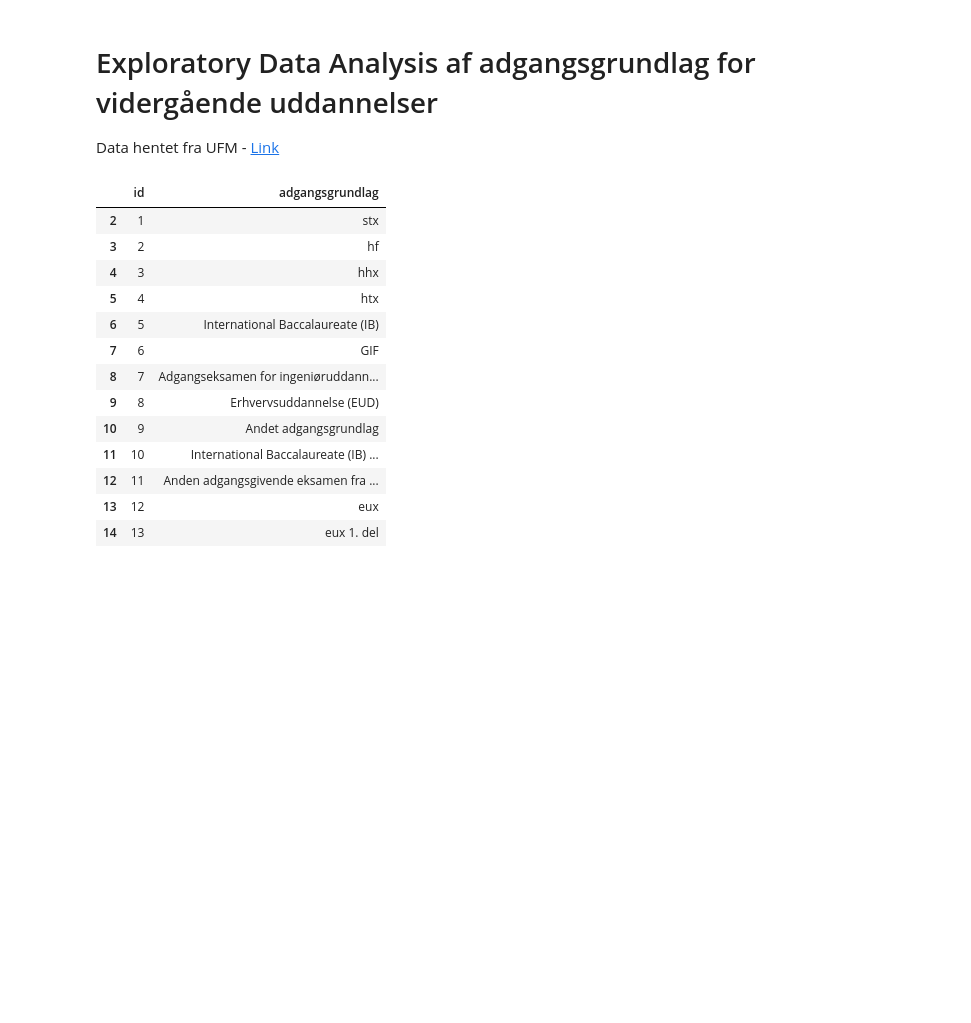
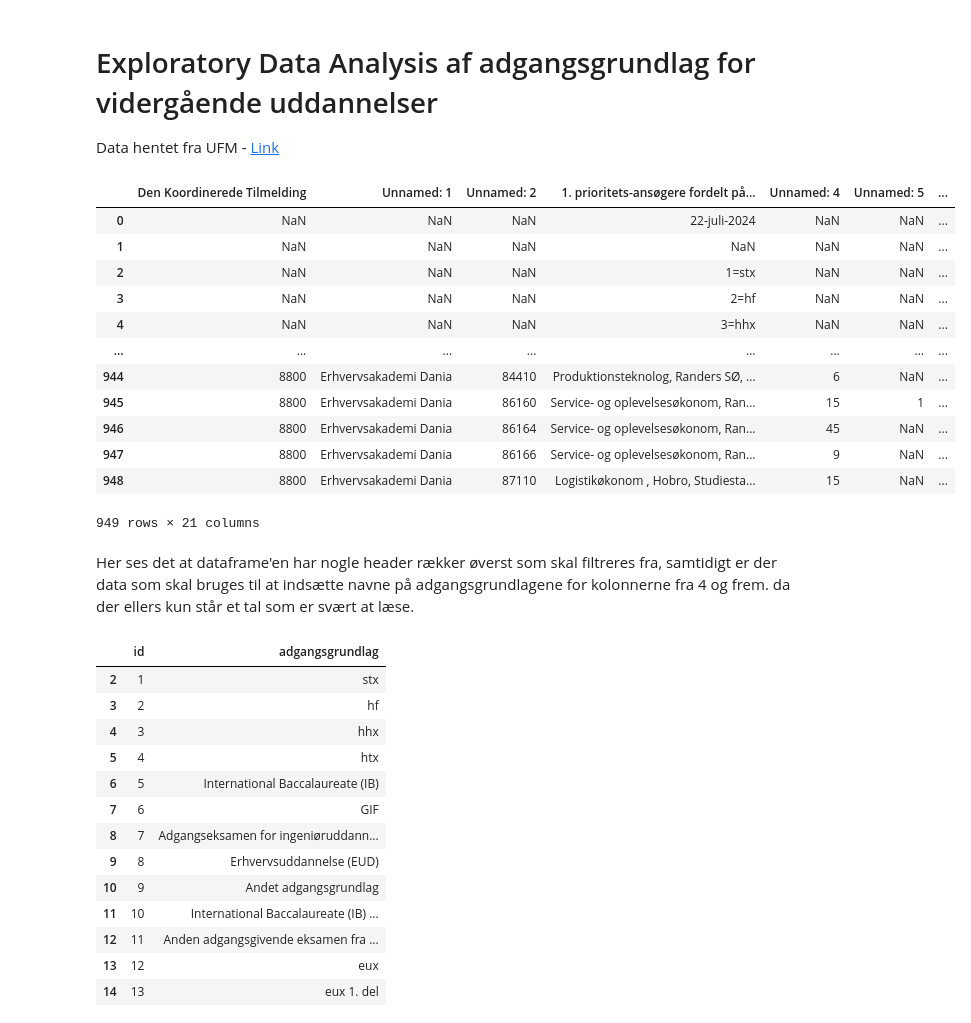
Before and after one commit to JonSkogland/lokopu.github.io, a Jupyter notebook: posts/Day 21 - Uddannelse.ipynb, the cells around one changed output. Drawn from its saved outputs; the diff is of its cells as text; code cells hidden in the pictures; blank space fills up the shorter version.

```diff
--- a/posts/Day 21 - Uddannelse.ipynb
+++ b/posts/Day 21 - Uddannelse.ipynb
@@ -13,6 +13,24 @@ import pandas as pd
 import numpy as np
 # %%
 df = pd.read_excel("data/day21/Ansøgere_adgangsgrundlag.xlsx")
+# %%
+df
+# %% [output]
+|  | Den Koordinerede Tilmelding | Unnamed: 1 | Unnamed: 2 | 1. prioritets-ansøgere fordelt på... | Unnamed: 4 | Unnamed: 5 | ... |
+| 0 | NaN | NaN | NaN | 22-juli-2024 | NaN | NaN | ... |
+| 1 | NaN | NaN | NaN | NaN | NaN | NaN | ... |
+| 2 | NaN | NaN | NaN | 1=stx | NaN | NaN | ... |
+| 3 | NaN | NaN | NaN | 2=hf | NaN | NaN | ... |
+| 4 | NaN | NaN | NaN | 3=hhx | NaN | NaN | ... |
+| ... | ... | ... | ... | ... | ... | ... | ... |
+| 944 | 8800 | Erhvervsakademi Dania | 84410 | Produktionsteknolog, Randers SØ, ... | 6 | NaN | ... |
+| 945 | 8800 | Erhvervsakademi Dania | 86160 | Service- og oplevelsesøkonom, Ran... | 15 | 1 | ... |
+| 946 | 8800 | Erhvervsakademi Dania | 86164 | Service- og oplevelsesøkonom, Ran... | 45 | NaN | ... |
+| 947 | 8800 | Erhvervsakademi Dania | 86166 | Service- og oplevelsesøkonom, Ran... | 9 | NaN | ... |
+| 948 | 8800 | Erhvervsakademi Dania | 87110 | Logistikøkonom , Hobro, Studiesta... | 15 | NaN | ... |
+949 rows × 21 columns
+# %% [markdown]
+Her ses det at dataframe'en har nogle header rækker øverst som skal filtreres fra, samtidigt er der data som skal bruges til at indsætte navne på adgangsgrundlagene for kolonnerne fra 4 og frem. da der ellers kun står et tal som er svært at læse.
 # %%
 adgange = df.head(17)
 # %%
```
Also changed, not shown: parts of 5 cells of this notebook.
